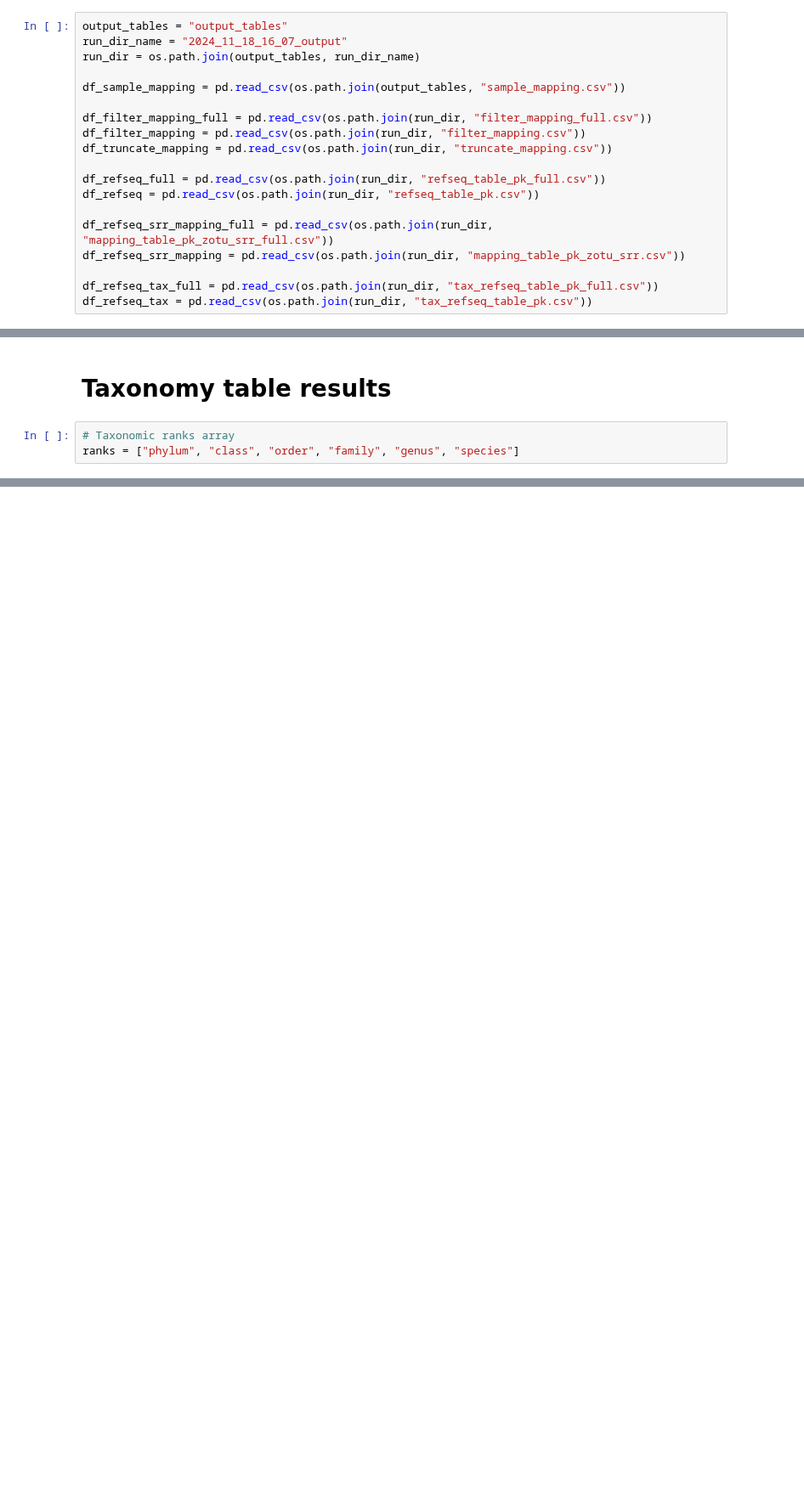
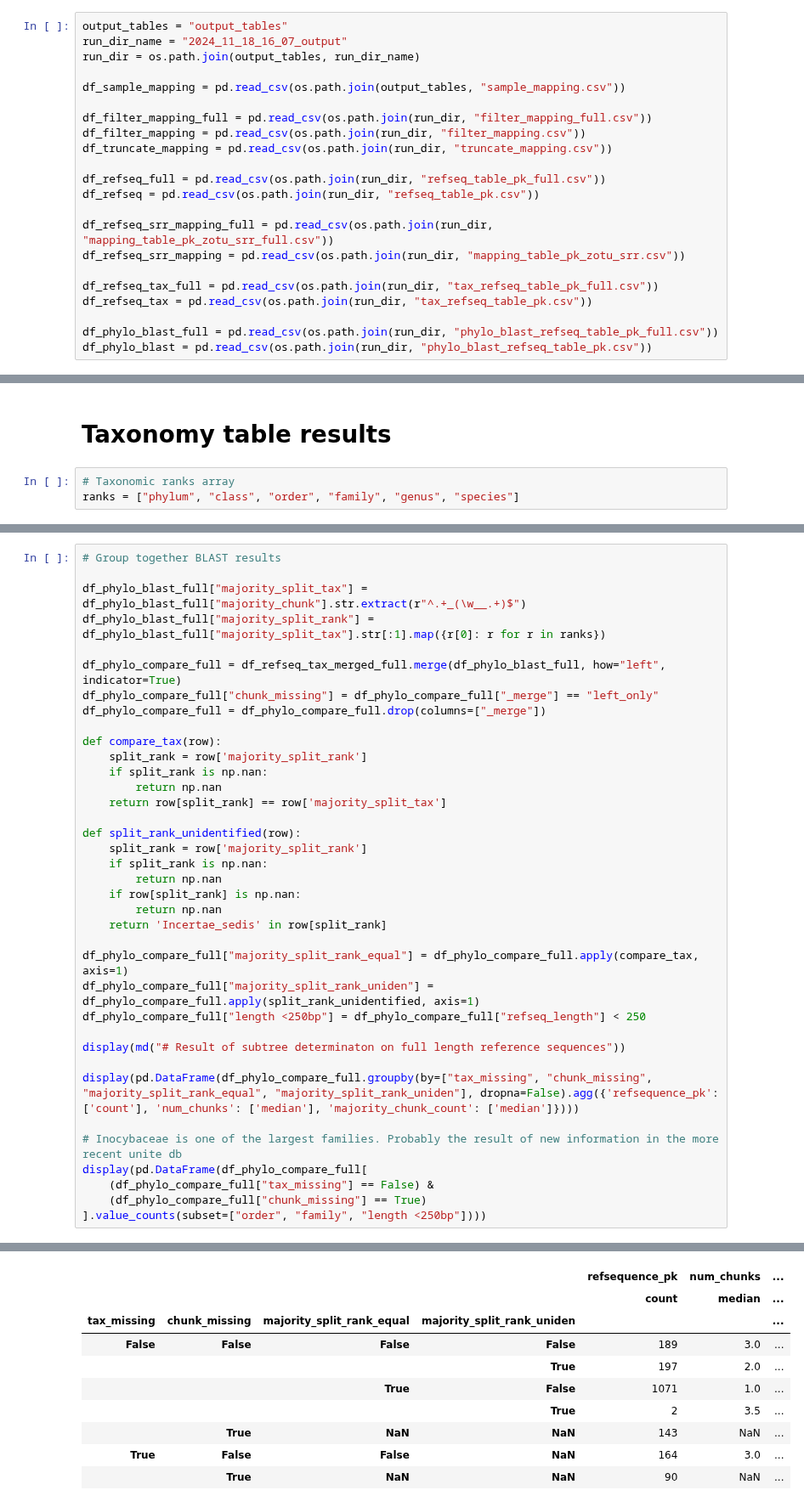
Before and after one commit to SethGG/mycodiversity-arise, a Jupyter notebook: 7_data_analysis.ipynb, the cells around one changed output, grey strips where cells are left out. Shown at 85% size. Saved outputs shown, nothing was run; the diff lists cells and outputs as text; blank space fills up the shorter version.

Commit message:
subtree analysis

```diff
--- a/7_data_analysis.ipynb
+++ b/7_data_analysis.ipynb
@@ -25,3 +26,6 @@ df_refseq_srr_mapping = pd.read_csv(os.path.join(run_dir, "mapping_table_pk_zotu
 
 df_refseq_tax_full = pd.read_csv(os.path.join(run_dir, "tax_refseq_table_pk_full.csv"))
 df_refseq_tax = pd.read_csv(os.path.join(run_dir, "tax_refseq_table_pk.csv"))
+
+df_phylo_blast_full = pd.read_csv(os.path.join(run_dir, "phylo_blast_refseq_table_pk_full.csv"))
+df_phylo_blast = pd.read_csv(os.path.join(run_dir, "phylo_blast_refseq_table_pk.csv"))
@@ -693,0 +685,38 @@ plt.show()
+# %%
+# Group together BLAST results
+
+df_phylo_blast_full["majority_split_tax"] = df_phylo_blast_full["majority_chunk"].str.extract(r"^.+_(\w__.+)$")
+df_phylo_blast_full["majority_split_rank"] = df_phylo_blast_full["majority_split_tax"].str[:1].map({r[0]: r for r in ranks})
+
+df_phylo_compare_full = df_refseq_tax_merged_full.merge(df_phylo_blast_full, how="left", indicator=True)
+df_phylo_compare_full["chunk_missing"] = df_phylo_compare_full["_merge"] == "left_only"
+df_phylo_compare_full = df_phylo_compare_full.drop(columns=["_merge"])
+
+def compare_tax(row):
+    split_rank = row['majority_split_rank']
+    if split_rank is np.nan:
+        return np.nan
+    return row[split_rank] == row['majority_split_tax']
+
+def split_rank_unidentified(row):
+    split_rank = row['majority_split_rank']
+    if split_rank is np.nan:
+        return np.nan
+    if row[split_rank] is np.nan:
+        return np.nan
+    return 'Incertae_sedis' in row[split_rank]
+
+df_phylo_compare_full["majority_split_rank_equal"] = df_phylo_compare_full.apply(compare_tax, axis=1)
+df_phylo_compare_full["majority_split_rank_uniden"] = df_phylo_compare_full.apply(split_rank_unidentified, axis=1)
+df_phylo_compare_full["length <250bp"] = df_phylo_compare_full["refseq_length"] < 250
+
+display(md("# Result of subtree determinaton on full length reference sequences"))
+
+display(pd.DataFrame(df_phylo_compare_full.groupby(by=["tax_missing", "chunk_missing", "majority_split_rank_equal", "majority_split_rank_uniden"], dropna=False).agg({'refsequence_pk': ['count'], 'num_chunks': ['median'], 'majority_chunk_count': ['median']})))
+
+# Inocybaceae is one of the largest families. Probably the result of new information in the more recent unite db
+display(pd.DataFrame(df_phylo_compare_full[
+    (df_phylo_compare_full["tax_missing"] == False) &
+    (df_phylo_compare_full["chunk_missing"] == True)
+].value_counts(subset=["order", "family", "length <250bp"])))
+# %% [output]
@@ -693,0 +724,10 @@ plt.show()
+|  |  |  |  | refsequence_pk | num_chunks | ... |
+|  |  |  |  | count | median | ... |
+| tax_missing | chunk_missing | majority_split_rank_equal | majority_split_rank_uniden |  |  | ... |
+| False | False | False | False | 189 | 3.0 | ... |
+|  |  |  | True | 197 | 2.0 | ... |
+|  |  | True | False | 1071 | 1.0 | ... |
+|  |  |  | True | 2 | 3.5 | ... |
+|  | True | NaN | NaN | 143 | NaN | ... |
+| True | False | False | NaN | 164 | 3.0 | ... |
+|  | True | NaN | NaN | 90 | NaN | ... |
```
Also changed, not shown: parts of 11 cells of this notebook, 10 other files.
